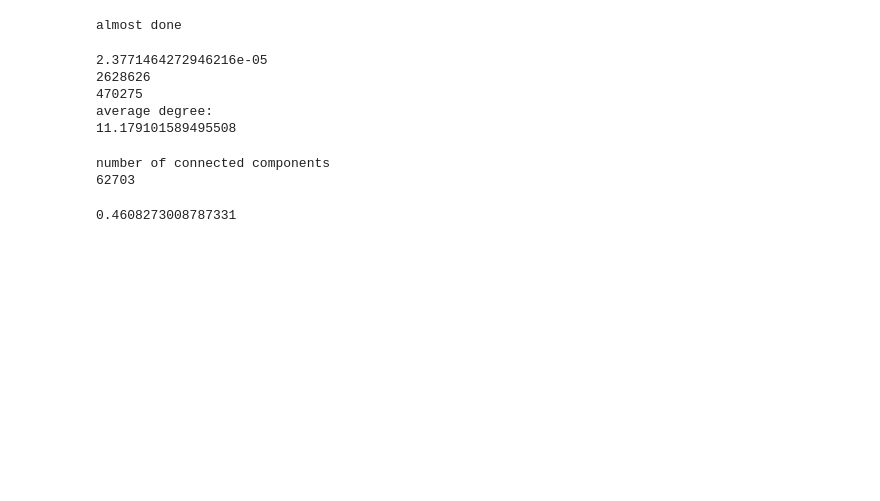
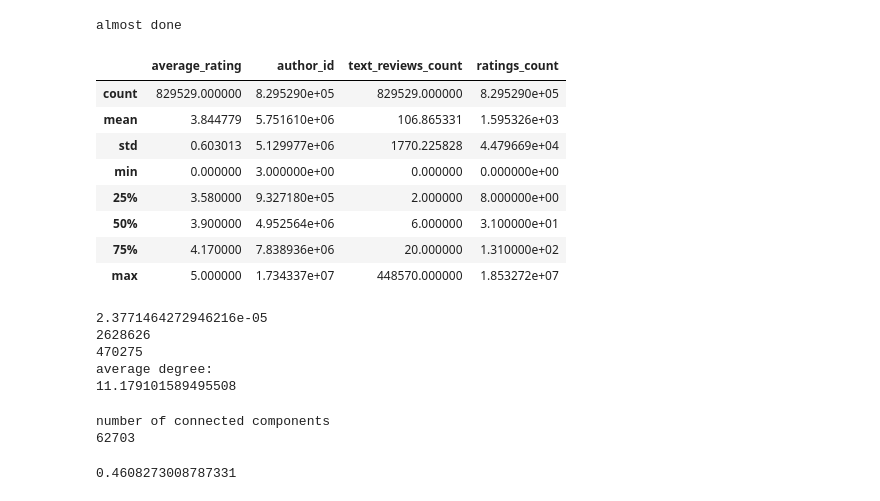
Before and after one commit to HamedTaherkhani/GoodReads, a Jupyter notebook: authors_network.ipynb, the cells around one changed output. Drawn from its saved outputs; the diff is of its cells as text; code cells hidden in the pictures; blank space fills up the shorter version.

Commit message:
changes to books and authors

```diff
--- a/authors_network.ipynb
+++ b/authors_network.ipynb
@@ -28,7 +28,19 @@ G.add_edges_from(edges_list)
 # %% [output]
 almost done
 # %%
-authors = pd.read_json('goodreads_book_authors.json')
+authors = pd.read_json('goodreads_book_authors.json',lines=True)
+# %%
+authors.describe()
+# %% [output]
+|  | average_rating | author_id | text_reviews_count | ratings_count |
+| count | 829529.000000 | 8.295290e+05 | 829529.000000 | 8.295290e+05 |
+| mean | 3.844779 | 5.751610e+06 | 106.865331 | 1.595326e+03 |
+| std | 0.603013 | 5.129977e+06 | 1770.225828 | 4.479669e+04 |
+| min | 0.000000 | 3.000000e+00 | 0.000000 | 0.000000e+00 |
+| 25% | 3.580000 | 9.327180e+05 | 2.000000 | 8.000000e+00 |
+| 50% | 3.900000 | 4.952564e+06 | 6.000000 | 3.100000e+01 |
+| 75% | 4.170000 | 7.838936e+06 | 20.000000 | 1.310000e+02 |
+| max | 5.000000 | 1.734337e+07 | 448570.000000 | 1.853272e+07 |
 # %%
 import networkx as nx
 import matplotlib.pyplot as plt
```
Also changed, not shown: parts of 5 cells of this notebook, 1 other file.
